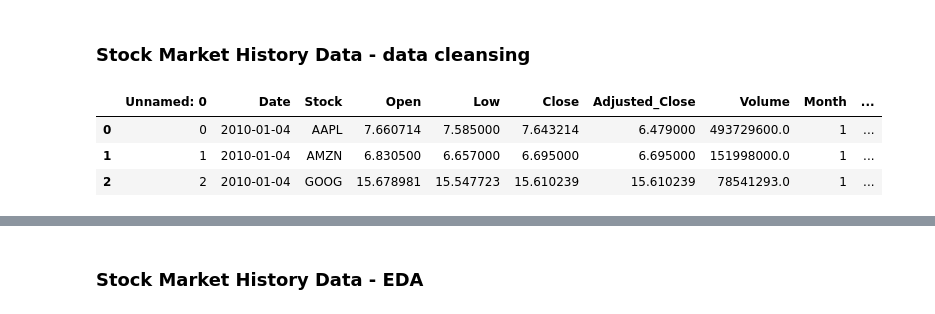
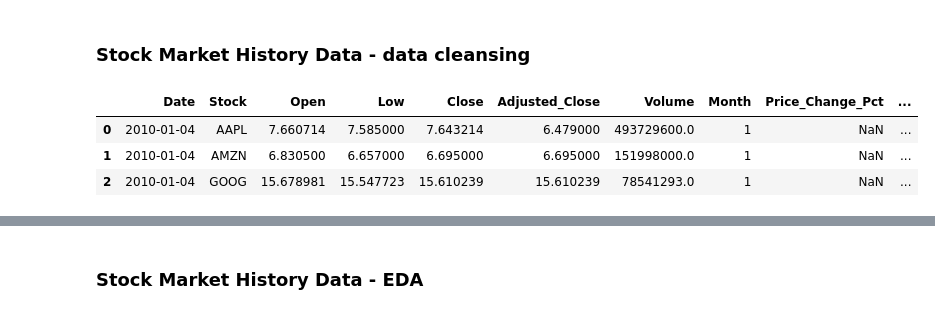
Before and after one commit to EthanFalcao/Sentiment-Analysis-in-Financial-Markets, a Jupyter notebook: 3. (msft) - Exploratory Data Analysis.ipynb, the cells around one changed output, grey strips where cells are left out. Saved outputs shown, nothing was run; the diff lists cells and outputs as text; code cells hidden in the pictures.

```diff
--- a/3. (msft) - Exploratory Data Analysis.ipynb
+++ b/3. (msft) - Exploratory Data Analysis.ipynb
@@ -27,13 +27,13 @@ Analyze news articles, financial reports, or social media to gauge market sentim
 #import yfinance as yf
 import pandas as pd
 # %%
-df_stocks=pd.read_csv('data/stocks/df_stocks.csv', sep=",")
+df_stocks=pd.read_csv('data/stocks/df_stocks.csv', sep=",", index_col=0)
 #df_stocks.drop(index=1, inplace=True)
 df_stocks.head(3)
 # %% [output]
-|  | Unnamed: 0 | Date | Stock | Open | Low | Close | Adjusted_Close | Volume | Month | ... |
-| 0 | 0 | 2010-01-04 | AAPL | 7.660714 | 7.585000 | 7.643214 | 6.479000 | 493729600.0 | 1 | ... |
-| 1 | 1 | 2010-01-04 | AMZN | 6.830500 | 6.657000 | 6.695000 | 6.695000 | 151998000.0 | 1 | ... |
-| 2 | 2 | 2010-01-04 | GOOG | 15.678981 | 15.547723 | 15.610239 | 15.610239 | 78541293.0 | 1 | ... |
+|  | Date | Stock | Open | Low | Close | Adjusted_Close | Volume | Month | Price_Change_Pct | ... |
+| 0 | 2010-01-04 | AAPL | 7.660714 | 7.585000 | 7.643214 | 6.479000 | 493729600.0 | 1 | NaN | ... |
+| 1 | 2010-01-04 | AMZN | 6.830500 | 6.657000 | 6.695000 | 6.695000 | 151998000.0 | 1 | NaN | ... |
+| 2 | 2010-01-04 | GOOG | 15.678981 | 15.547723 | 15.610239 | 15.610239 | 78541293.0 | 1 | NaN | ... |
 # %%
 df_stocks = df_stocks[df_stocks['Stock'] == 'MSFT']
```
Also changed, not shown: parts of 12 cells of this notebook, 12 other files.
